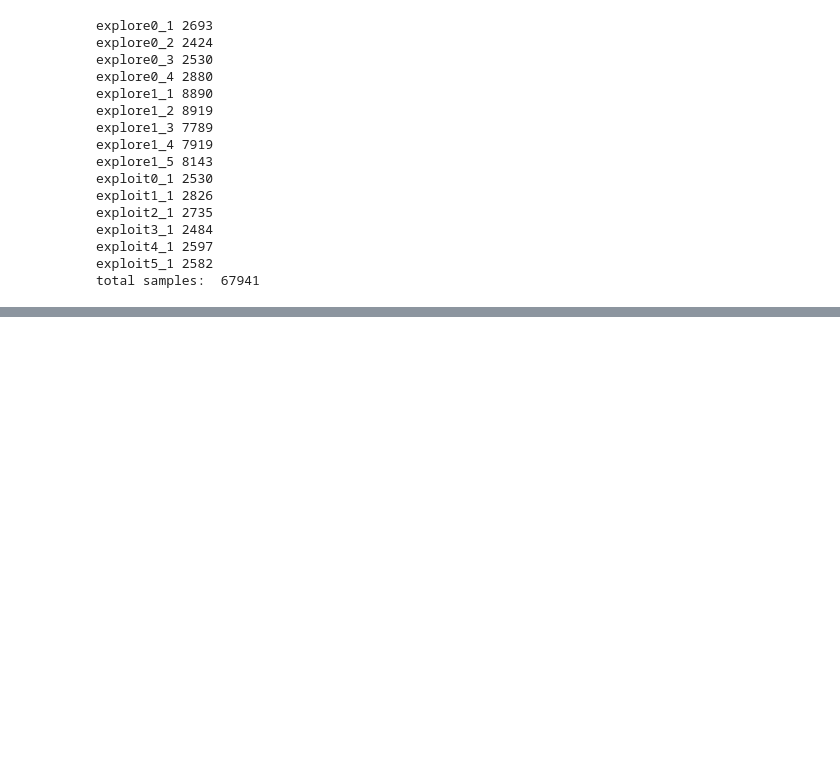
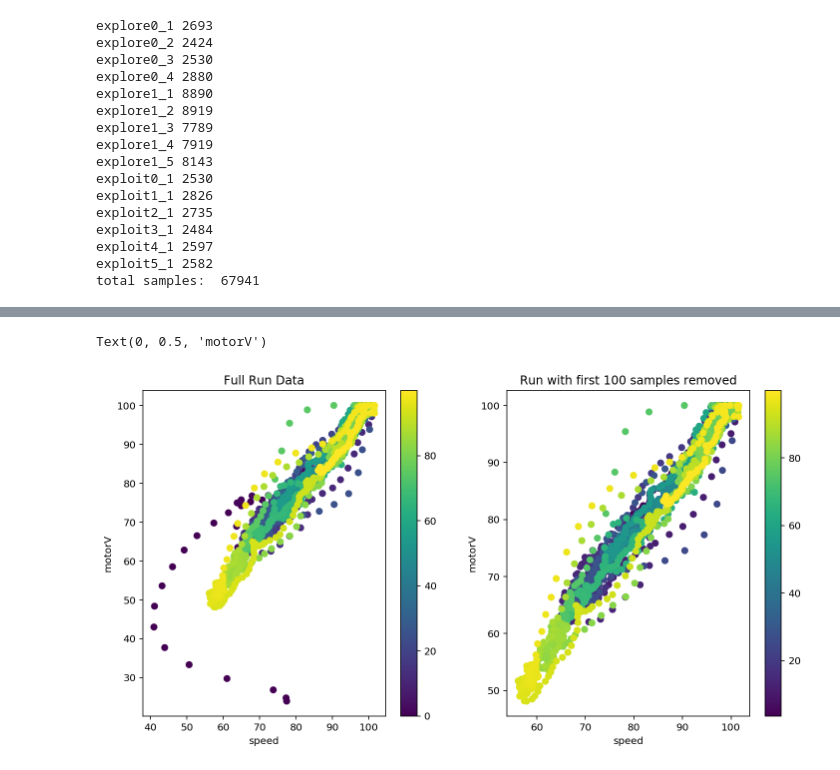
Before and after one commit to mschoder/extrusion-machine-modeling, a Jupyter notebook: data_exploration.ipynb, the cells around one changed output, grey strips where cells are left out. Cells and saved outputs as stored; diff of their text form; code cells hidden in the pictures; blank space fills up the shorter version.

```diff
--- a/data_exploration.ipynb
+++ b/data_exploration.ipynb
@@ -134,0 +140,20 @@ train_all
+# %%
+### SELECT ANY RUN INDEX:
+df = data[data_keys[2]]
+
+fig, (ax1, ax2) = plt.subplots(1,2, sharey=False, figsize=(12,6))
+
+im1 = ax1.scatter(df.speed, df.motorV, c=df.spool)
+ax1.set_title('Full Run Data')
+fig.colorbar(im1, ax=ax1)
+ax1.set_xlabel('speed')
+ax1.set_ylabel('motorV')
+
+im2 = ax2.scatter(df.speed[100:], df.motorV[100:], c=df.spool[100:])
+ax2.set_title('Run with first 100 samples removed')
+fig.colorbar(im2, ax=ax2)
+ax2.set_xlabel('speed')
+ax2.set_ylabel('motorV')
+# %% [output]
+Text(0, 0.5, 'motorV')
+[figure, added]
```
Also changed, not shown: parts of 29 cells of this notebook, 4 other files.
